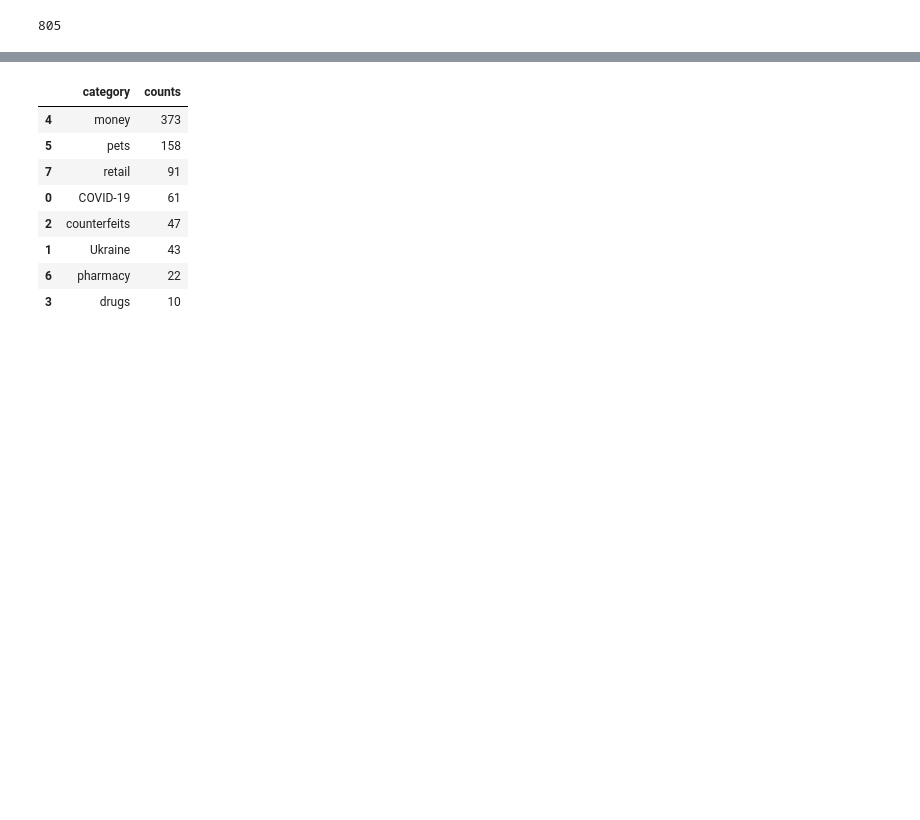
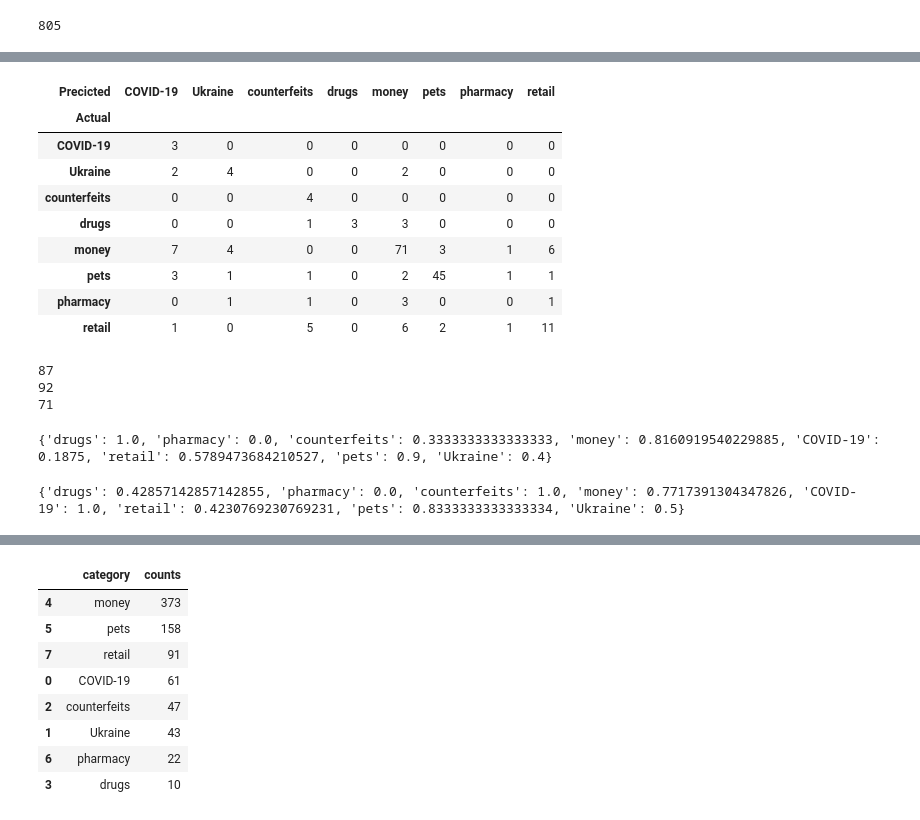
Before and after one commit to ConnorCairns/FraudBoard, a Jupyter notebook: backend/Analysis.ipynb, the cells around one changed output, grey strips where cells are left out. Drawn from its saved outputs; the diff is of its cells as text; code cells hidden in the pictures; blank space fills up the shorter version.

```diff
--- a/backend/Analysis.ipynb
+++ b/backend/Analysis.ipynb
@@ -34,0 +141,49 @@ df['name_servers'] = df['name_servers'].apply(lambda x: 'namecheaphosting.com' i
+# %%
+confusion_matrix
+# %% [output]
+| Precicted | COVID-19 | Ukraine | counterfeits | drugs | money | pets | pharmacy | retail |
+| Actual |  |  |  |  |  |  |  |  |
+| COVID-19 | 3 | 0 | 0 | 0 | 0 | 0 | 0 | 0 |
+| Ukraine | 2 | 4 | 0 | 0 | 2 | 0 | 0 | 0 |
+| counterfeits | 0 | 0 | 4 | 0 | 0 | 0 | 0 | 0 |
+| drugs | 0 | 0 | 1 | 3 | 3 | 0 | 0 | 0 |
+| money | 7 | 4 | 0 | 0 | 71 | 3 | 1 | 6 |
+| pets | 3 | 1 | 1 | 0 | 2 | 45 | 1 | 1 |
+| pharmacy | 0 | 1 | 1 | 0 | 3 | 0 | 0 | 1 |
+| retail | 1 | 0 | 5 | 0 | 6 | 2 | 1 | 11 |
+# %%
+#predicted
+print(confusion_matrix['money'].sum())
+
+#actual
+print(confusion_matrix.loc['money'].sum())
+
+#predicted correct
+print(confusion_matrix.loc['money']['money'])
+# %% [output]
+87
+92
+71
+# %%
+cats = ["drugs", "pharmacy", "counterfeits", "money", "COVID-19", "retail", "pets", "Ukraine"]
+precision = {}
+
+for cat in cats:
+    pred_corr = confusion_matrix.loc[cat][cat]
+    pred_tot = confusion_matrix[cat].sum()
+    precision[cat] = pred_corr / pred_tot
+
+print(precision)
+# %% [output]
+{'drugs': 1.0, 'pharmacy': 0.0, 'counterfeits': 0.3333333333333333, 'money': 0.8160919540229885, 'COVID-19': 0.1875, 'retail': 0.5789473684210527, 'pets': 0.9, 'Ukraine': 0.4}
+# %%
+recall = {}
+
+for cat in cats:
+    pred_corr = confusion_matrix.loc[cat][cat]
+    pred_actual = confusion_matrix.loc[cat].sum()
+    recall[cat] = pred_corr / pred_actual
+
+print(recall)
+# %% [output]
+{'drugs': 0.42857142857142855, 'pharmacy': 0.0, 'counterfeits': 1.0, 'money': 0.7717391304347826, 'COVID-19': 1.0, 'retail': 0.4230769230769231, 'pets': 0.8333333333333334, 'Ukraine': 0.5}
```
Also changed, not shown: parts of 20 cells of this notebook.
